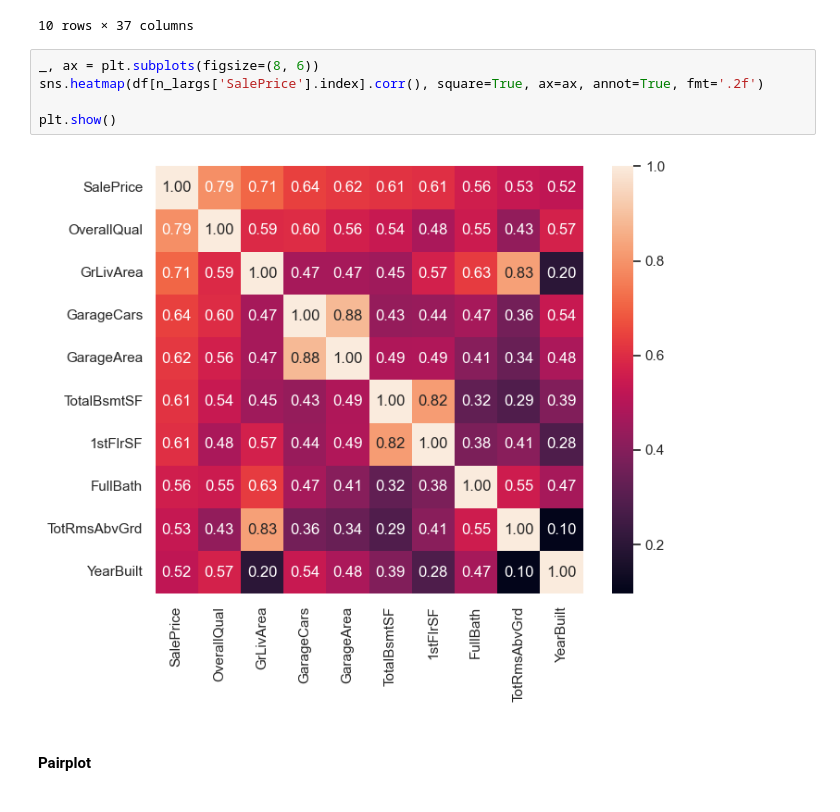
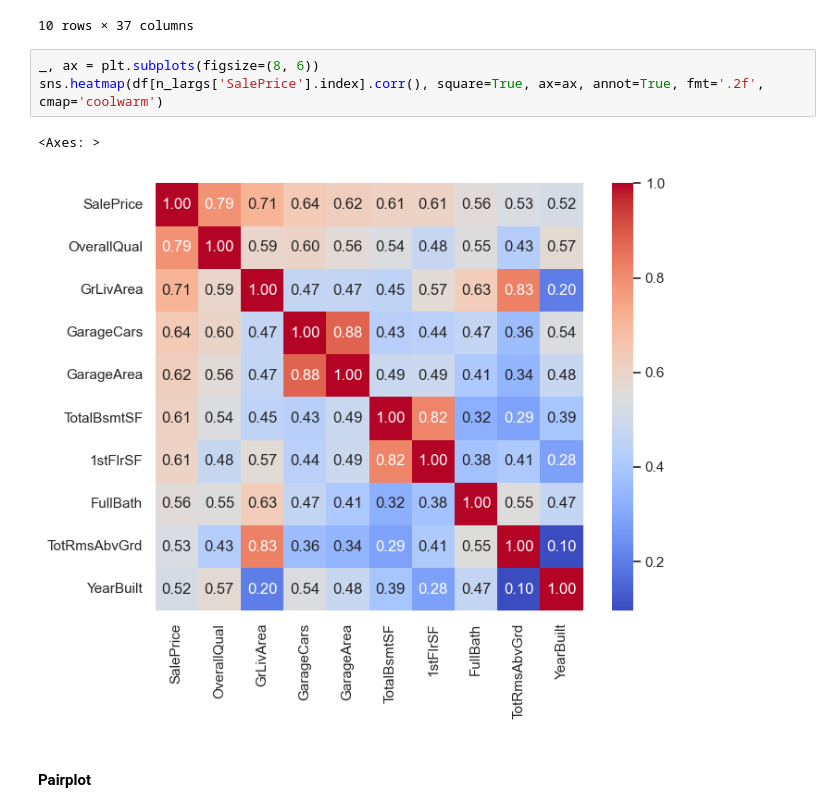
Before and after one commit to Tynab/Descriptive-Statistics, a Jupyter notebook: ML03_BaiTap12345_An.ipynb, the cells around one changed output. Cells and saved outputs as stored; diff of their text form.

```diff
--- a/ML03_BaiTap12345_An.ipynb
+++ b/ML03_BaiTap12345_An.ipynb
@@ -210,11 +189,10 @@ n_largs
 10 rows × 37 columns
 # %%
 _, ax = plt.subplots(figsize=(8, 6))
-sns.heatmap(df[n_largs['SalePrice'].index].corr(), square=True, ax=ax, annot=True, fmt='.2f')
-
-plt.show()
+sns.heatmap(df[n_largs['SalePrice'].index].corr(), square=True, ax=ax, annot=True, fmt='.2f', cmap='coolwarm')
 # %% [output]
+<Axes: >
-[figure, old version]
+[figure, new version]
 # %% [markdown]
 #### Pairplot
 # %% [markdown]
```
Also changed, not shown: parts of 37 cells of this notebook.
